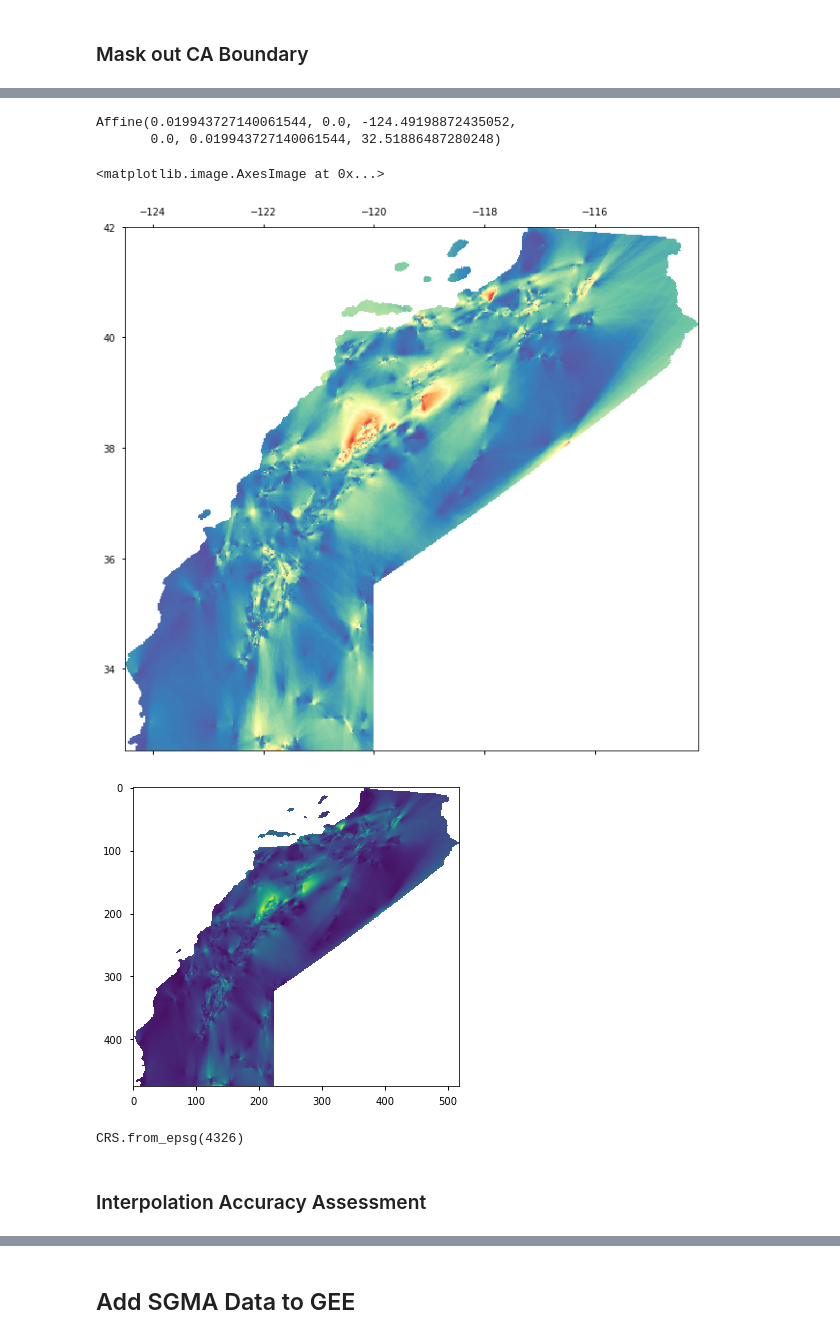
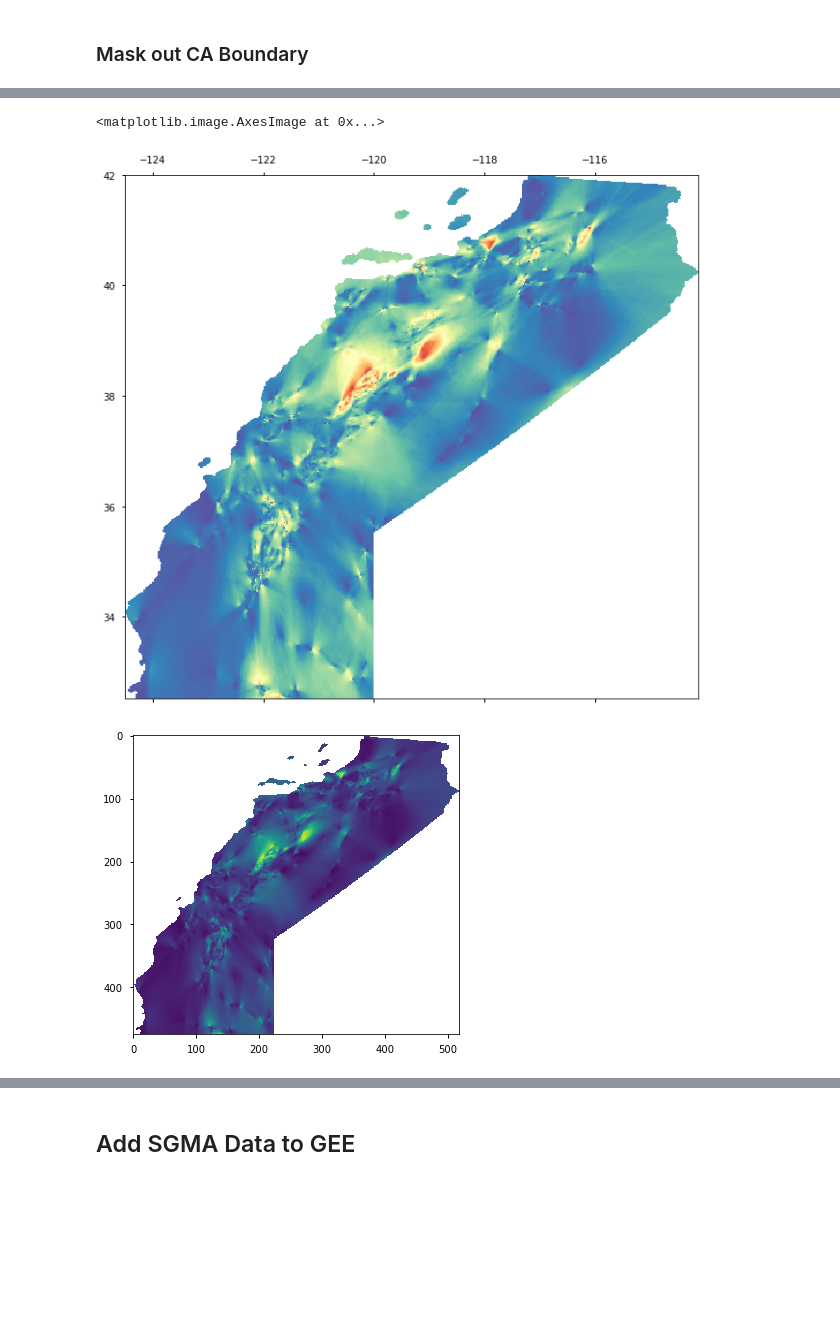
Before and after one commit to AaronScherf/farmview_gee_climate, a Jupyter notebook: farmview_data_expl.ipynb, the cells around one changed output, grey strips where cells are left out. Cells and saved outputs as stored; diff of their text form; code cells hidden in the pictures; blank space fills up the shorter version.

```diff
--- a/farmview_data_expl.ipynb
+++ b/farmview_data_expl.ipynb
@@ -488,17 +537,17 @@ plt.show()
 # %%
 # https://www.earthdatascience.org/courses/use-data-open-source-python/intro-raster-data-python/raster-data-processing/crop-raster-data-with-shapefile-in-python/
-from rasterio.plot import plotting_extent
+#from rasterio.plot import plotting_extent
 
-import earthpy as et
-import earthpy.spatial as es
-import earthpy.plot as ep
+#import earthpy as et
+#import earthpy.spatial as es
+#import earthpy.plot as ep
 
-with rasterio.open('/tmp/new.tif', crs = crs) as src:
-    raster_crop, raster_crop_meta = es.crop_image(src, shape_file)
+#with rasterio.open('/tmp/new.tif', crs = crs) as src:
+#    raster_crop, raster_crop_meta = es.crop_image(src, shape_file)
 
-raster_crop_affine = raster_crop_meta["transform"]
+#raster_crop_affine = raster_crop_meta["transform"]
 
 # Create spatial plotting extent for the cropped layer
-raster_extent = plotting_extent(raster_crop[0], raster_crop_affine)
+#raster_extent = plotting_extent(raster_crop[0], raster_crop_affine)
 # %%
 # Plot your data
@@ -546,34 +578,23 @@ out_meta.update({'driver':'GTiff',
 
 with rasterio.open('wells_masked.tif', 'w', **out_meta) as dest:
     dest.write(out_image)
-# %%
-out_transform
-# %% [output]
-Affine(0.019943727140061544, 0.0, -124.49198872435052,
-       0.0, 0.019943727140061544, 32.51886487280248)
 # %%
-# Somehow flipped CA upside and mirrored right-left
+# Somehow flipped CA upside down
 fig = plt.figure(figsize=(15, 10))
 ax = fig.add_subplot(111)
 ax.matshow(out_image[0,:,:], extent=extent, cmap=cmap, vmin=vmin, vmax=vmax)
 # %% [output]
 <matplotlib.image.AxesImage at 0x...>
-[figure, old version]
+[figure, new version]
 # %%
 out_test_dataset = rasterio.open('wells_masked.tif',
                              driver='GTiff',
                              height=out_image.shape[1],
                              width=out_image.shape[2],
                              count=1,
                              dtype=out_image.dtype)
 
-pyplot.imshow(out_test_dataset.read(1),cmap='viridis')
-pyplot.show()
+plt.imshow(out_test_dataset.read(1),cmap='viridis')
+plt.show()
 # %% [output]
-[figure, old version]
+[figure, new version]
-# %%
-out_test_dataset.crs
-# %% [output]
-CRS.from_epsg(4326)
-# %% [markdown]
-### Interpolation Accuracy Assessment
```
Also changed, not shown: parts of 48 cells of this notebook.
